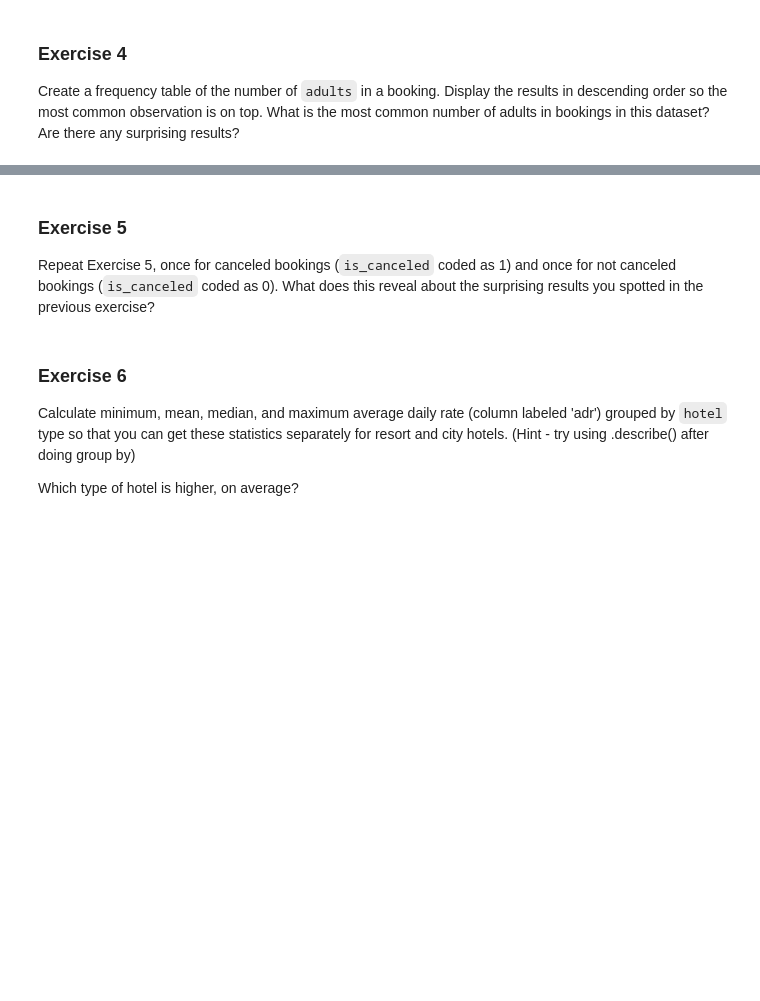
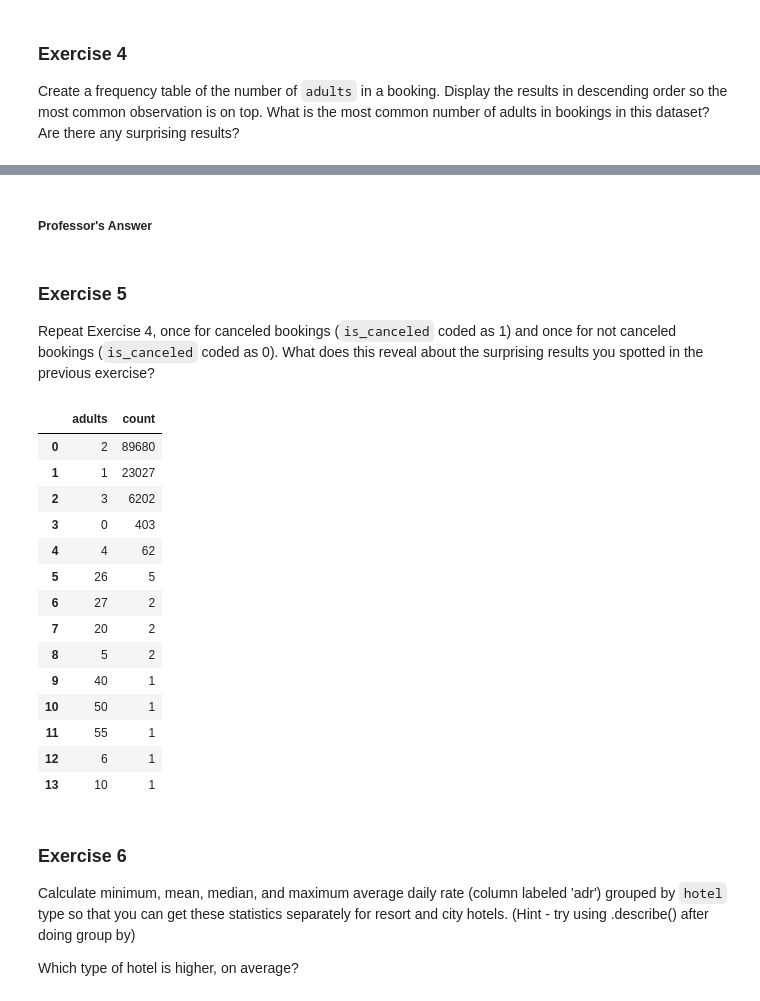
Before and after one commit to dompez/Day6, a Jupyter notebook: Day6-HW.ipynb, the cells around one changed output, grey strips where cells are left out. Drawn from its saved outputs; the diff is of its cells as text; code cells hidden in the pictures; blank space fills up the shorter version.

```diff
--- a/Day6-HW.ipynb
+++ b/Day6-HW.ipynb
@@ -323,10 +410,31 @@ Are there any surprising results?
+# %% [markdown]
+##### Professor's Answer
 # %% [markdown]
 ### Exercise 5
 
-Repeat Exercise 5, once for canceled bookings (`is_canceled` coded as 1) and once for not canceled bookings (`is_canceled` coded as 0).
+Repeat Exercise 4, once for canceled bookings (`is_canceled` coded as 1) and once for not canceled bookings (`is_canceled` coded as 0).
 What does this reveal about the surprising results you spotted in the previous exercise?
 # %%
 # Your code here:
+adults = DF_raw_hotels['adults'].value_counts()
+adults = adults.reset_index().rename(columns={"index": "value", 0: "count"})
+adults
+# %% [output]
+|  | adults | count |
+| 0 | 2 | 89680 |
+| 1 | 1 | 23027 |
+| 2 | 3 | 6202 |
+| 3 | 0 | 403 |
+| 4 | 4 | 62 |
+| 5 | 26 | 5 |
+| 6 | 27 | 2 |
+| 7 | 20 | 2 |
+| 8 | 5 | 2 |
+| 9 | 40 | 1 |
+| 10 | 50 | 1 |
+| 11 | 55 | 1 |
+| 12 | 6 | 1 |
+| 13 | 10 | 1 |
 # %% [markdown]
 ### Exercise 6
 
```
Also changed, not shown: parts of 17 cells of this notebook.
